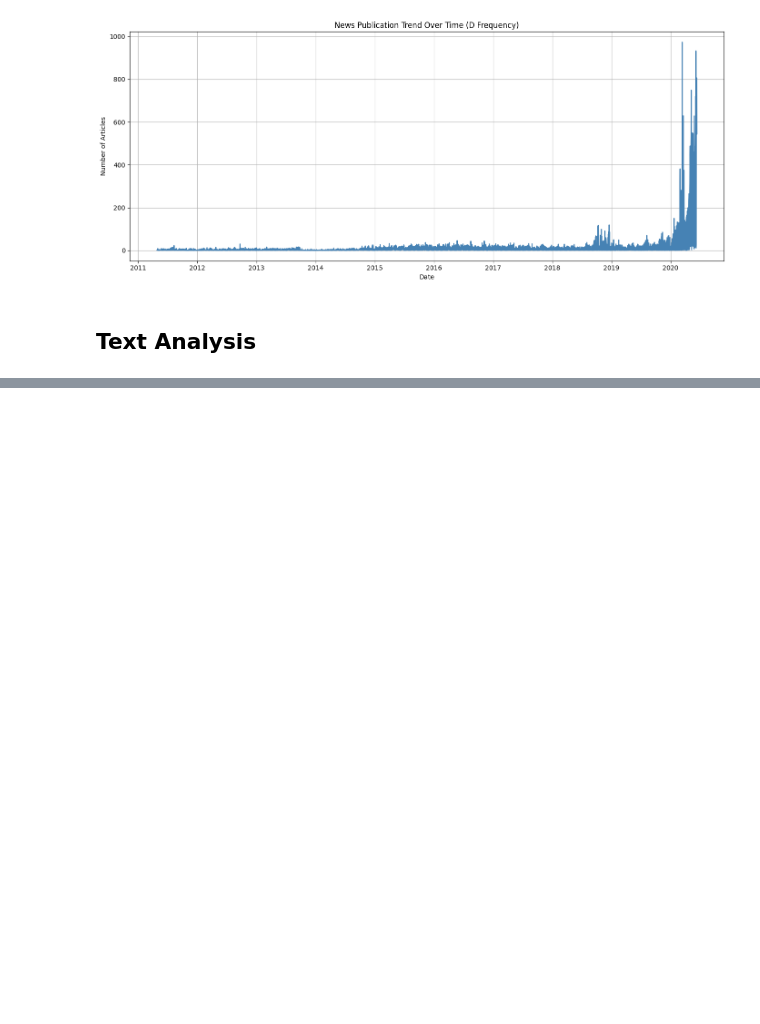
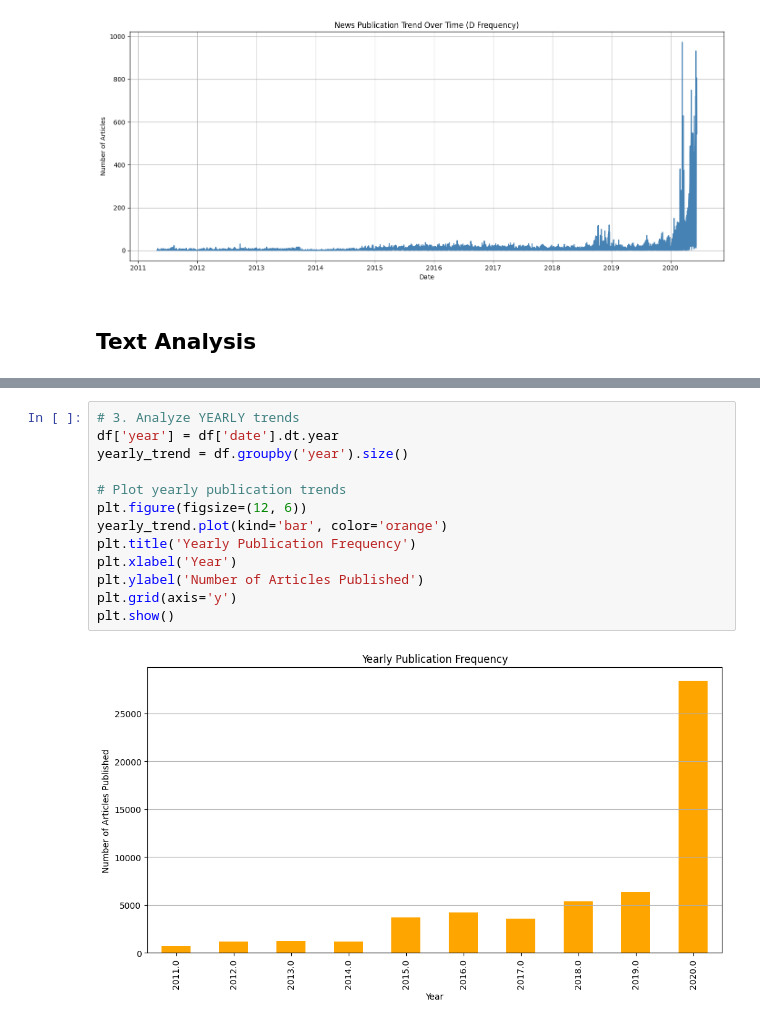
Before and after one commit to mubarek4566/Financial-News-and-Stock-Price-Analysis, a Jupyter notebook: notebooks/main.ipynb, the cells around one changed output, grey strips where cells are left out. Saved outputs shown, nothing was run; the diff lists cells and outputs as text; blank space fills up the shorter version.

```diff
--- a/notebooks/main.ipynb
+++ b/notebooks/main.ipynb
@@ -167,0 +198,15 @@ Passing `palette` without assigning `hue` is deprecated and will be removed in v
+# %%
+# 3. Analyze YEARLY trends
+df['year'] = df['date'].dt.year
+yearly_trend = df.groupby('year').size()
+
+# Plot yearly publication trends
+plt.figure(figsize=(12, 6))
+yearly_trend.plot(kind='bar', color='orange')
+plt.title('Yearly Publication Frequency')
+plt.xlabel('Year')
+plt.ylabel('Number of Articles Published')
+plt.grid(axis='y')
+plt.show()
+# %% [output]
+[figure, added]
```
Also changed, not shown: parts of 11 cells of this notebook, 1 other file.
